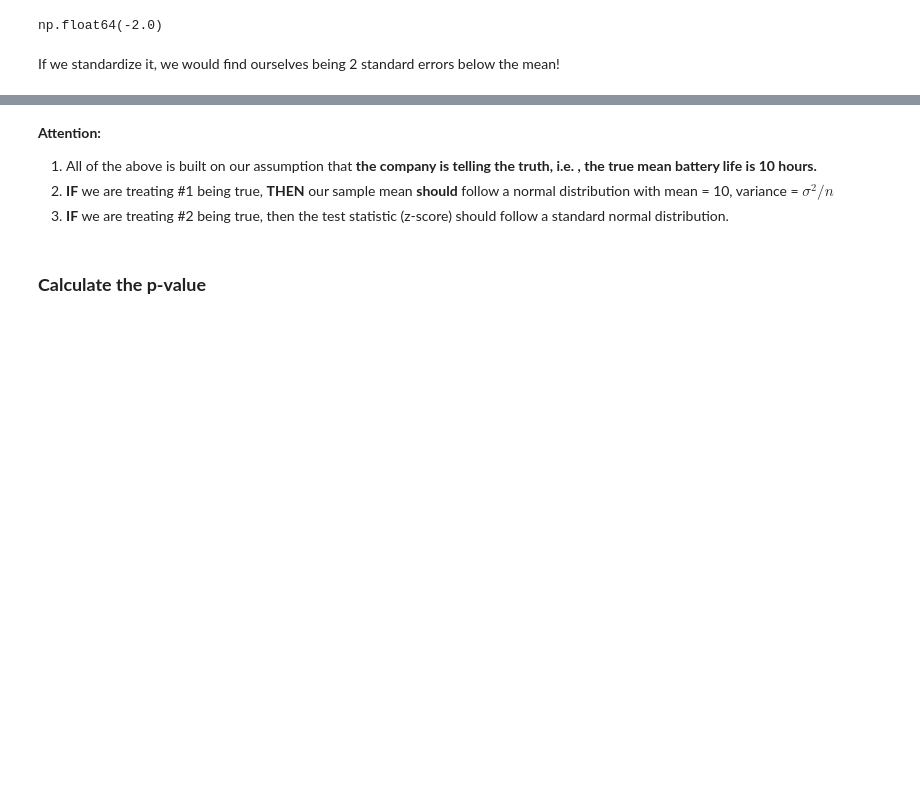
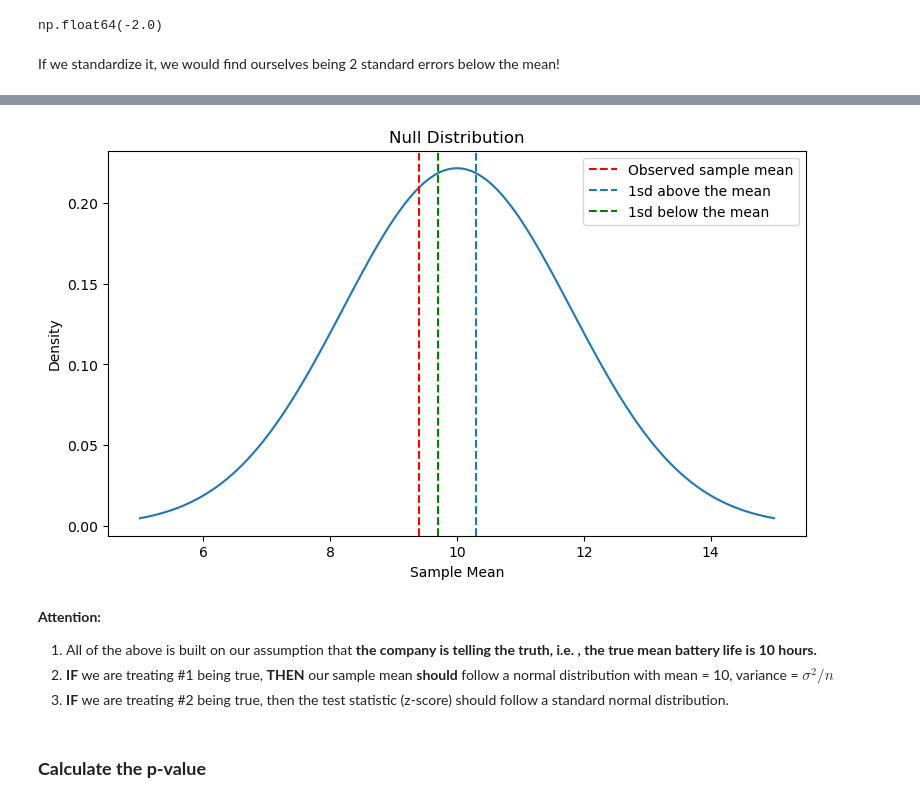
Before and after one commit to JustinTrenchcoat/ASDA_I_Materials, a Jupyter notebook: TA_Sesstion_0925.ipynb, the cells around one changed output, grey strips where cells are left out. Cells and saved outputs as stored; diff of their text form; code cells hidden in the pictures; blank space fills up the shorter version.

```diff
--- a/TA_Sesstion_0925.ipynb
+++ b/TA_Sesstion_0925.ipynb
@@ -39,6 +39,10 @@ We know from CLT that sample mean follow a normal distribution, with mean = $\mu
 x_bar = 9.4
 n = 36
 sigma = 1.8
+claim_mu = 10
+
 sample_variance = (sigma**2)/n
-sample_variance
+print(f"Sample variance is: {sample_variance}")
+sample_std_deviation = np.sqrt(sample_variance)
+print(f"Sample standard deviation is: {sample_std_deviation}")
 # %% [output]
@@ -72,3 +83,22 @@ plt.show()
+# %%
+z_values = np.linspace(5, 15, 1000)
+density = norm.pdf(z_values, loc=10, scale=sigma)
+
+plt.figure(figsize=(9, 5))
+plt.plot(z_values, density)
+
+plt.axvline(x_bar, linestyle="--", label="Observed sample mean", c = "red")
+plt.axvline(claim_mu + sample_std_deviation, linestyle="--", label="1sd above the mean")
+plt.axvline(claim_mu - sample_std_deviation, linestyle="--", label="1sd below the mean", c = "green")
+
+
+plt.xlabel("Sample Mean")
+plt.ylabel("Density")
+plt.title("Null Distribution")
+plt.legend()
+plt.show()
+# %% [output]
+[figure, added]
 # %% [markdown]
 **Attention:**
 1. All of the above is built on our assumption that **the company is telling the truth, i.e. , the true mean battery life is 10 hours.**
```
Also changed, not shown: parts of 8 cells of this notebook.
